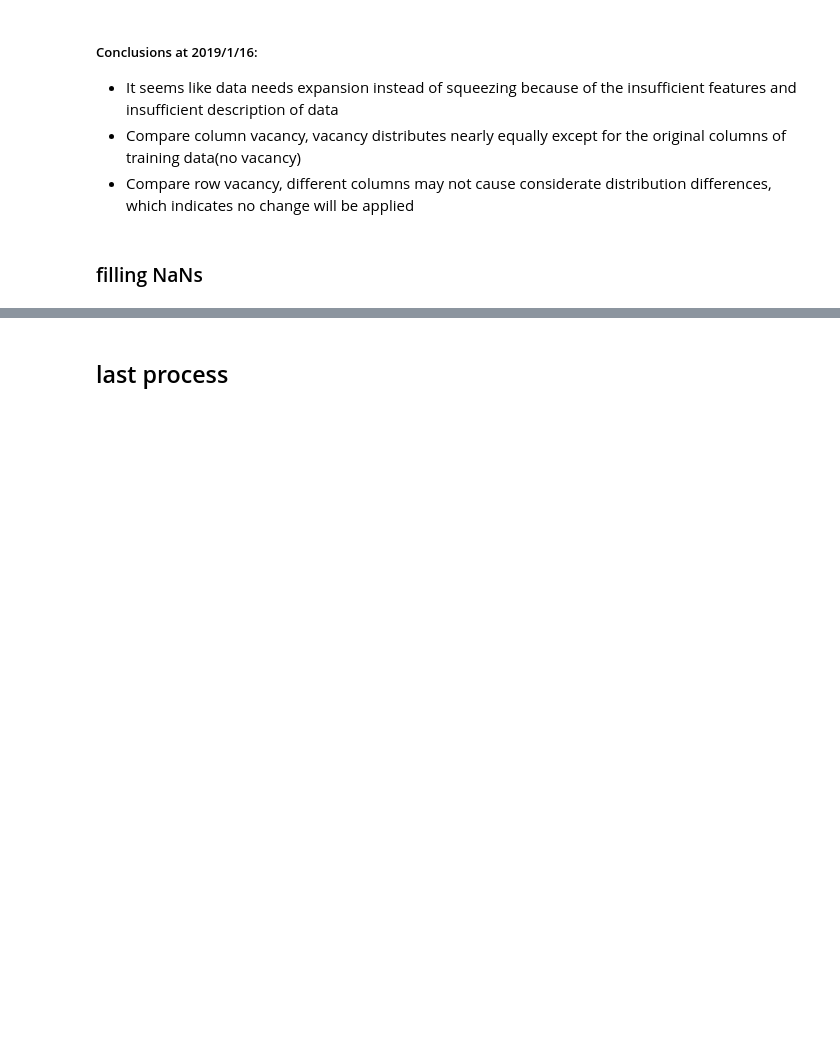
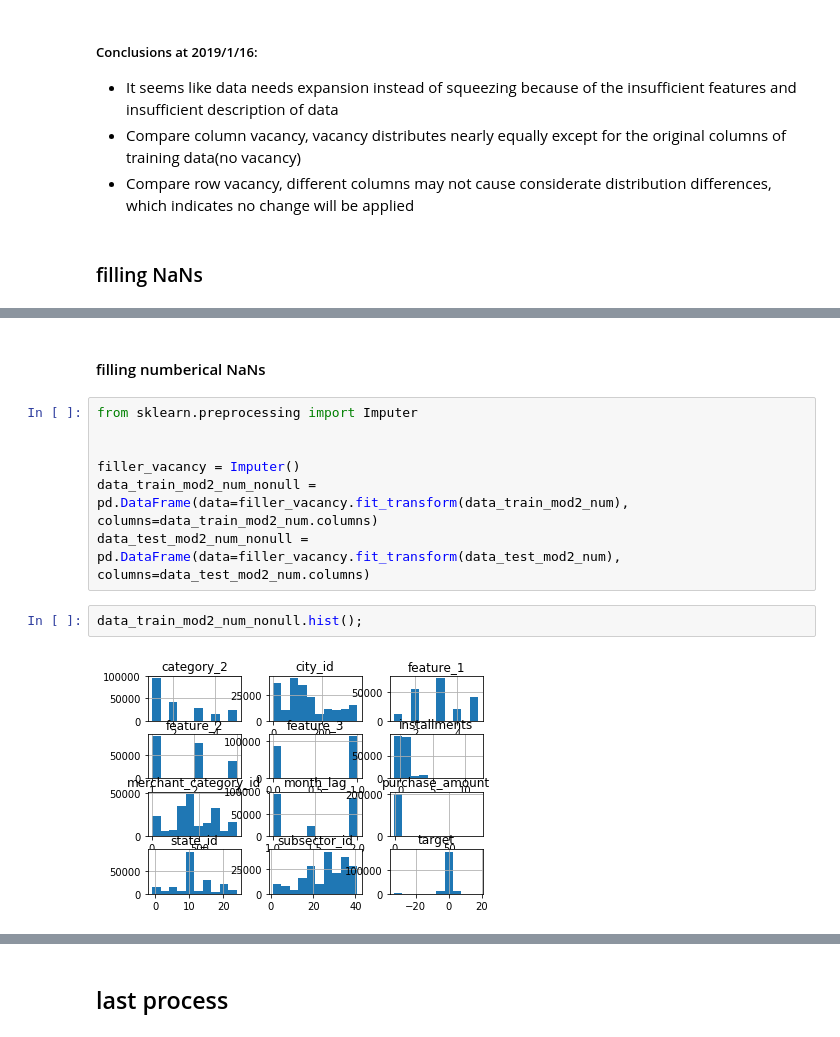
Before and after one commit to PaperStrange/AIProjectManger, a Jupyter notebook: utils/data_process.ipynb, the cells around one changed output, grey strips where cells are left out. Drawn from its saved outputs; the diff is of its cells as text; blank space fills up the shorter version.

Commit message:
complete filling NaN function in "data_process"

```diff
--- a/utils/data_process.ipynb
+++ b/utils/data_process.ipynb
@@ -825,0 +849,13 @@ The distribution of feature feature_3:
+# %% [markdown]
+#### filling numberical NaNs
+# %%
+from sklearn.preprocessing import Imputer
+
+
+filler_vacancy = Imputer()
+data_train_mod2_num_nonull = pd.DataFrame(data=filler_vacancy.fit_transform(data_train_mod2_num), columns=data_train_mod2_num.columns)
+data_test_mod2_num_nonull = pd.DataFrame(data=filler_vacancy.fit_transform(data_test_mod2_num), columns=data_test_mod2_num.columns)
+# %%
+data_train_mod2_num_nonull.hist();
+# %% [output]
+[figure, added]
```
Also changed, not shown: parts of 9 cells of this notebook.
